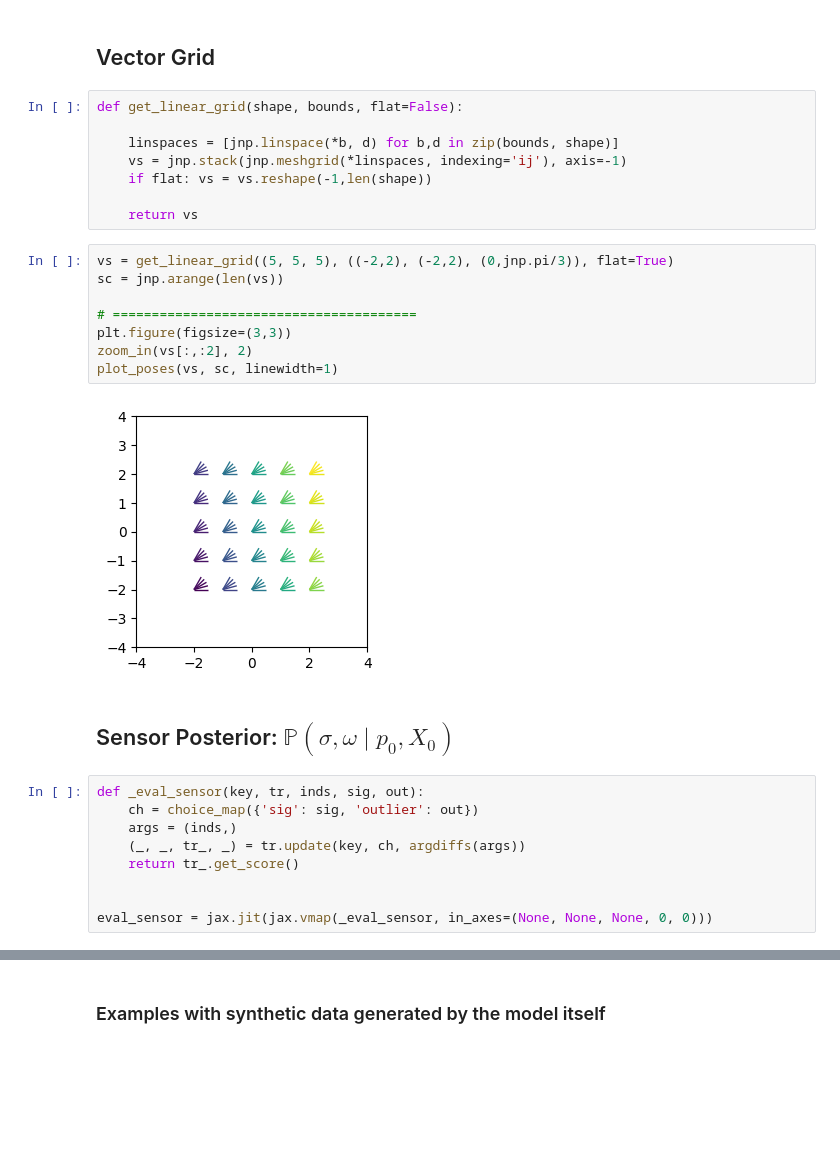
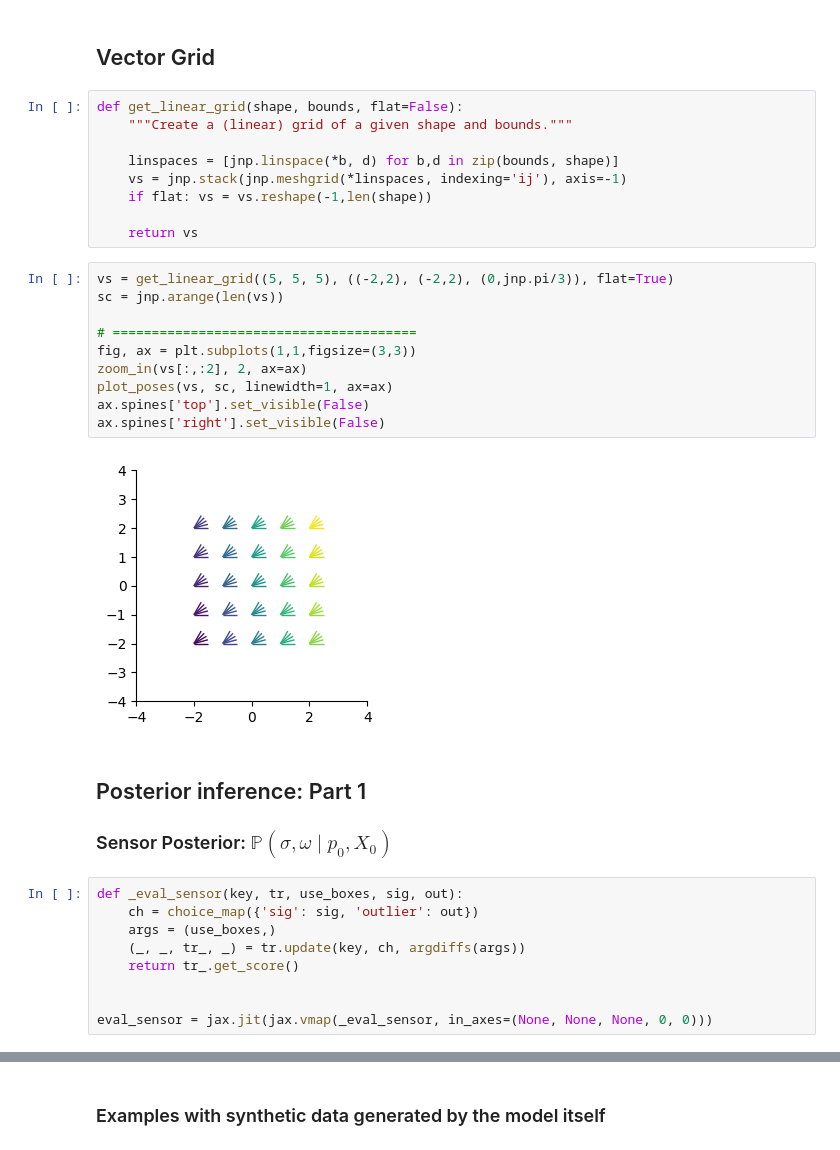
Before and after one commit to probcomp/chi-sight-mkl, a Jupyter notebook: notebooks/22 - Hierarchical Sensor Model - Teaching.ipynb, the cells around one changed output, grey strips where cells are left out. Saved outputs shown, nothing was run; the diff lists cells and outputs as text; blank space fills up the shorter version.

```diff
--- a/notebooks/22 - Hierarchical Sensor Model - Teaching.ipynb
+++ b/notebooks/22 - Hierarchical Sensor Model - Teaching.ipynb
@@ -404,6 +466,7 @@ warning: Linking two modules of different target triples: 'LLVMDialectModule' is
 ## Vector Grid
 # %%
 def get_linear_grid(shape, bounds, flat=False):
+    """Create a (linear) grid of a given shape and bounds."""
 
     linspaces = [jnp.linspace(*b, d) for b,d in zip(bounds, shape)]
     vs = jnp.stack(jnp.meshgrid(*linspaces, indexing='ij'), axis=-1)
@@ -413,19 +476,23 @@ def get_linear_grid(shape, bounds, flat=False):
 # %%
 vs = get_linear_grid((5, 5, 5), ((-2,2), (-2,2), (0,jnp.pi/3)), flat=True)
 sc = jnp.arange(len(vs))
 
 # =======================================
-plt.figure(figsize=(3,3))
-zoom_in(vs[:,:2], 2)
-plot_poses(vs, sc, linewidth=1)
+fig, ax = plt.subplots(1,1,figsize=(3,3))
+zoom_in(vs[:,:2], 2, ax=ax)
+plot_poses(vs, sc, linewidth=1, ax=ax)
+ax.spines['top'].set_visible(False)
+ax.spines['right'].set_visible(False)
 # %% [output]
-[figure, old version]
+[figure, new version]
 # %% [markdown]
-## Sensor Posterior: $\mathbb{P}(\sigma, \omega \mid p_0, X_0)$
+
+## Posterior inference: Part 1
+### Sensor Posterior: $\mathbb{P}(\sigma, \omega \mid p_0, X_0)$
 # %%
-def _eval_sensor(key, tr, inds, sig, out):
+def _eval_sensor(key, tr, use_boxes, sig, out):
     ch = choice_map({'sig': sig, 'outlier': out})
-    args = (inds,)
+    args = (use_boxes,)
     (_, _, tr_, _) = tr.update(key, ch, argdiffs(args))
     return tr_.get_score()
 
```
Also changed, not shown: parts of 60 cells of this notebook, 2 other files.
